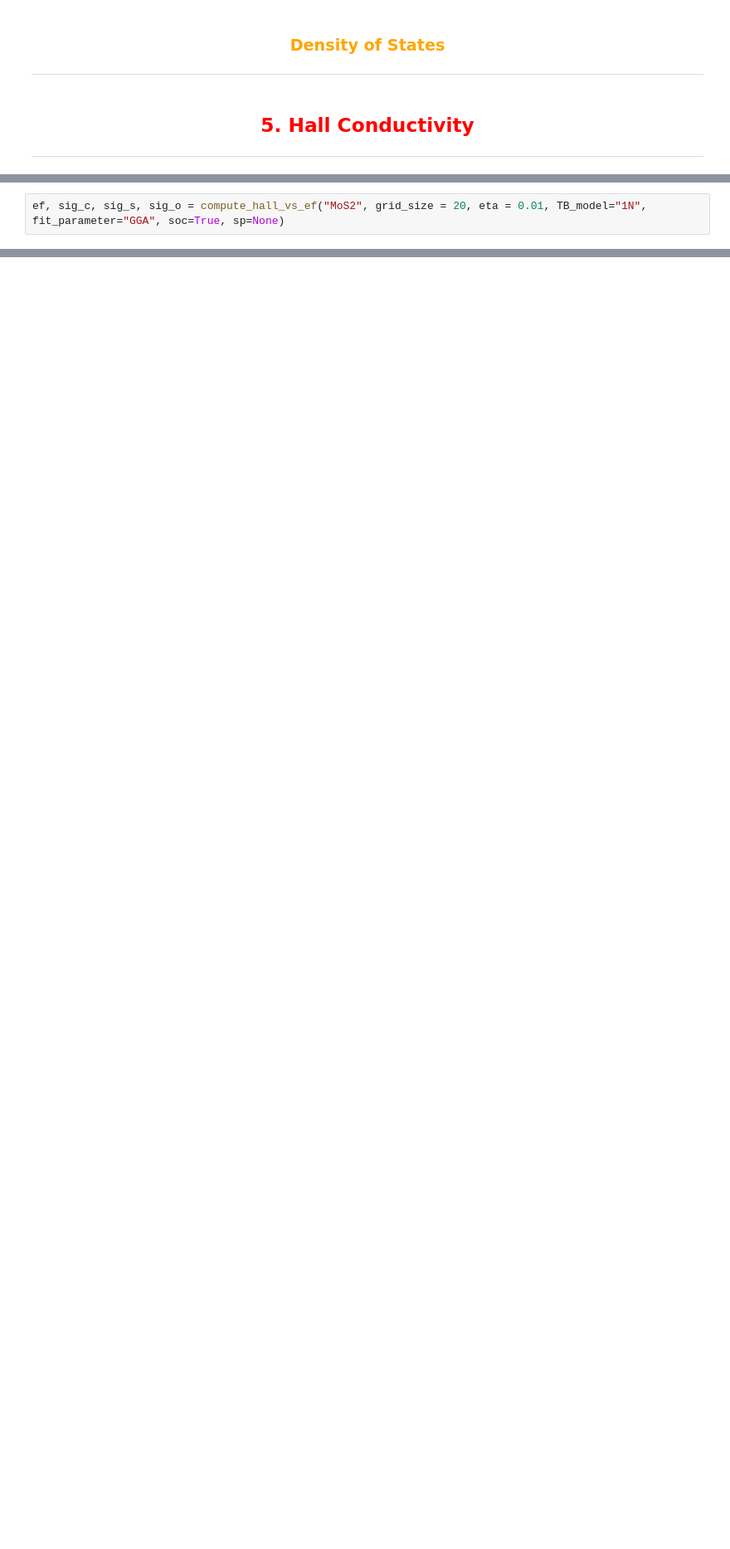
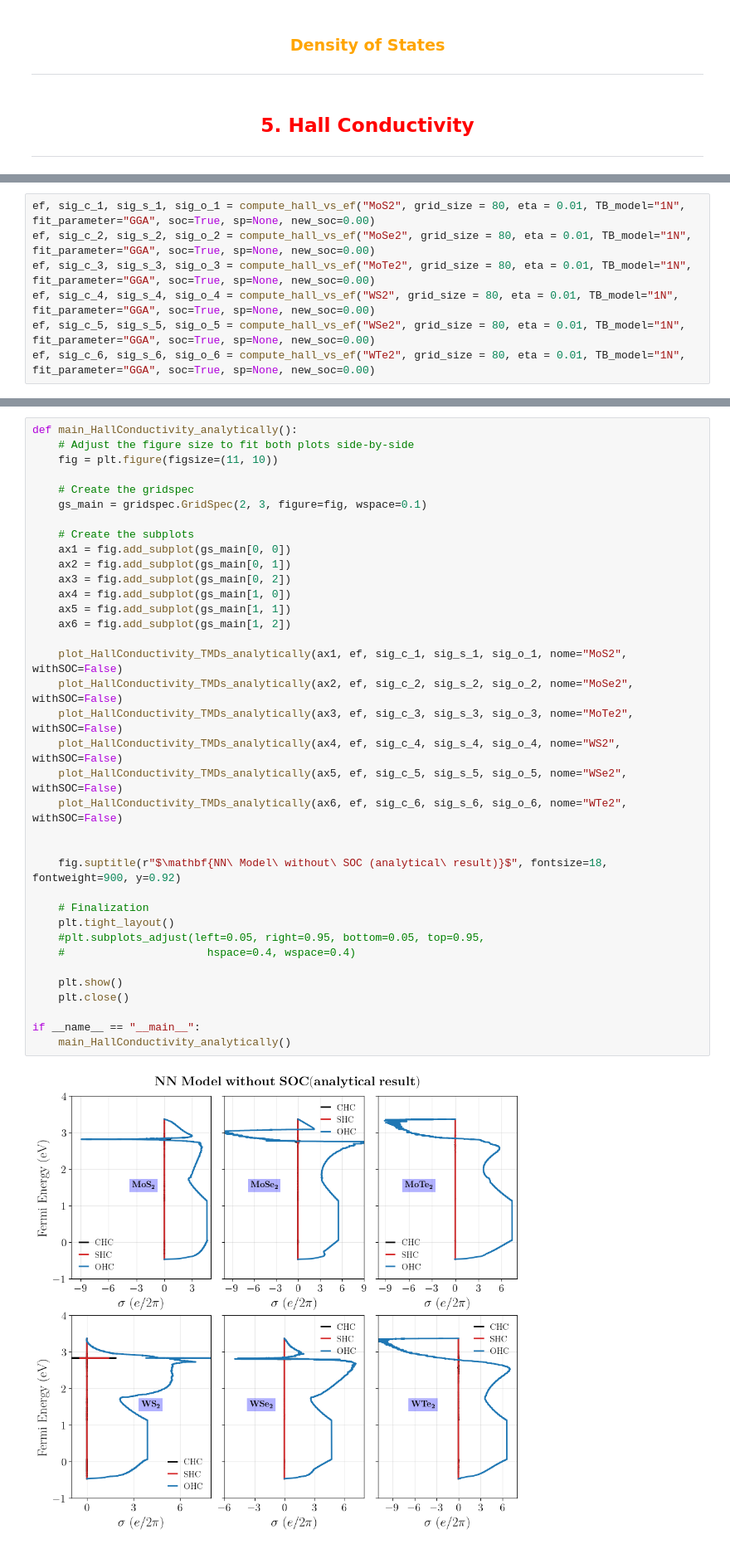
Before and after one commit to KJohnmar/INL-OBELIX-2026, a Jupyter notebook: TMDs/TMDs-monolayers.ipynb, the cells around one changed output, grey strips where cells are left out. Shown at 83% size. Saved outputs shown, nothing was run; the diff lists cells and outputs as text; blank space fills up the shorter version.

```diff
--- a/TMDs/TMDs-monolayers.ipynb
+++ b/TMDs/TMDs-monolayers.ipynb
@@ -1723,5 +1758,3 @@ def compute_hall_vs_ef(name, grid_size, eta, TB_model, fit_parameter="GGA", soc=
     cond_o = np.cumsum(np.array(all_o)[idx]) * norm
 
     return ef_axis, cond_c, cond_s, cond_o
-# %%
-ef, sig_c, sig_s, sig_o = compute_hall_vs_ef("MoS2", grid_size = 20, eta = 0.01, TB_model="1N", fit_parameter="GGA", soc=True, sp=None)
@@ -1782,0 +1861,7 @@ if __name__ == "__main__":
+# %%
+ef, sig_c_1, sig_s_1, sig_o_1 = compute_hall_vs_ef("MoS2", grid_size = 80, eta = 0.01, TB_model="1N", fit_parameter="GGA", soc=True, sp=None, new_soc=0.00)
+ef, sig_c_2, sig_s_2, sig_o_2 = compute_hall_vs_ef("MoSe2", grid_size = 80, eta = 0.01, TB_model="1N", fit_parameter="GGA", soc=True, sp=None, new_soc=0.00)
+ef, sig_c_3, sig_s_3, sig_o_3 = compute_hall_vs_ef("MoTe2", grid_size = 80, eta = 0.01, TB_model="1N", fit_parameter="GGA", soc=True, sp=None, new_soc=0.00)
+ef, sig_c_4, sig_s_4, sig_o_4 = compute_hall_vs_ef("WS2", grid_size = 80, eta = 0.01, TB_model="1N", fit_parameter="GGA", soc=True, sp=None, new_soc=0.00)
+ef, sig_c_5, sig_s_5, sig_o_5 = compute_hall_vs_ef("WSe2", grid_size = 80, eta = 0.01, TB_model="1N", fit_parameter="GGA", soc=True, sp=None, new_soc=0.00)
+ef, sig_c_6, sig_s_6, sig_o_6 = compute_hall_vs_ef("WTe2", grid_size = 80, eta = 0.01, TB_model="1N", fit_parameter="GGA", soc=True, sp=None, new_soc=0.00)
@@ -1782,0 +1956,38 @@ if __name__ == "__main__":
+# %%
+def main_HallConductivity_analytically():
+    # Adjust the figure size to fit both plots side-by-side
+    fig = plt.figure(figsize=(11, 10))
+
+    # Create the gridspec
+    gs_main = gridspec.GridSpec(2, 3, figure=fig, wspace=0.1)
+
+    # Create the subplots
+    ax1 = fig.add_subplot(gs_main[0, 0])
+    ax2 = fig.add_subplot(gs_main[0, 1])
+    ax3 = fig.add_subplot(gs_main[0, 2])
+    ax4 = fig.add_subplot(gs_main[1, 0])
+    ax5 = fig.add_subplot(gs_main[1, 1])
+    ax6 = fig.add_subplot(gs_main[1, 2])
+
+    plot_HallConductivity_TMDs_analytically(ax1, ef, sig_c_1, sig_s_1, sig_o_1, nome="MoS2", withSOC=False)
+    plot_HallConductivity_TMDs_analytically(ax2, ef, sig_c_2, sig_s_2, sig_o_2, nome="MoSe2", withSOC=False)
+    plot_HallConductivity_TMDs_analytically(ax3, ef, sig_c_3, sig_s_3, sig_o_3, nome="MoTe2", withSOC=False)
+    plot_HallConductivity_TMDs_analytically(ax4, ef, sig_c_4, sig_s_4, sig_o_4, nome="WS2", withSOC=False)
+    plot_HallConductivity_TMDs_analytically(ax5, ef, sig_c_5, sig_s_5, sig_o_5, nome="WSe2", withSOC=False)
+    plot_HallConductivity_TMDs_analytically(ax6, ef, sig_c_6, sig_s_6, sig_o_6, nome="WTe2", withSOC=False)
+
+
+    fig.suptitle(r"$\mathbf{NN\ Model\ without\ SOC (analytical\ result)}$", fontsize=18, fontweight=900, y=0.92)
+
+    # Finalization
+    plt.tight_layout()
+    #plt.subplots_adjust(left=0.05, right=0.95, bottom=0.05, top=0.95,
+    #                      hspace=0.4, wspace=0.4)
+
+    plt.show()
+    plt.close()
+
+if __name__ == "__main__":
+    main_HallConductivity_analytically()
+# %% [output]
+[figure, added]
```
Also changed, not shown: parts of 22 cells of this notebook.
